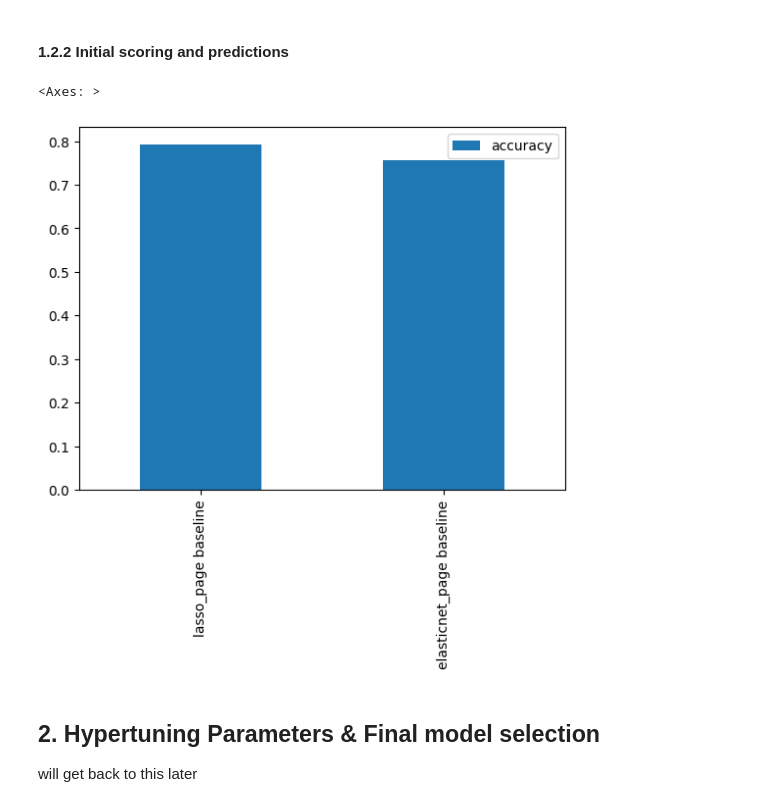
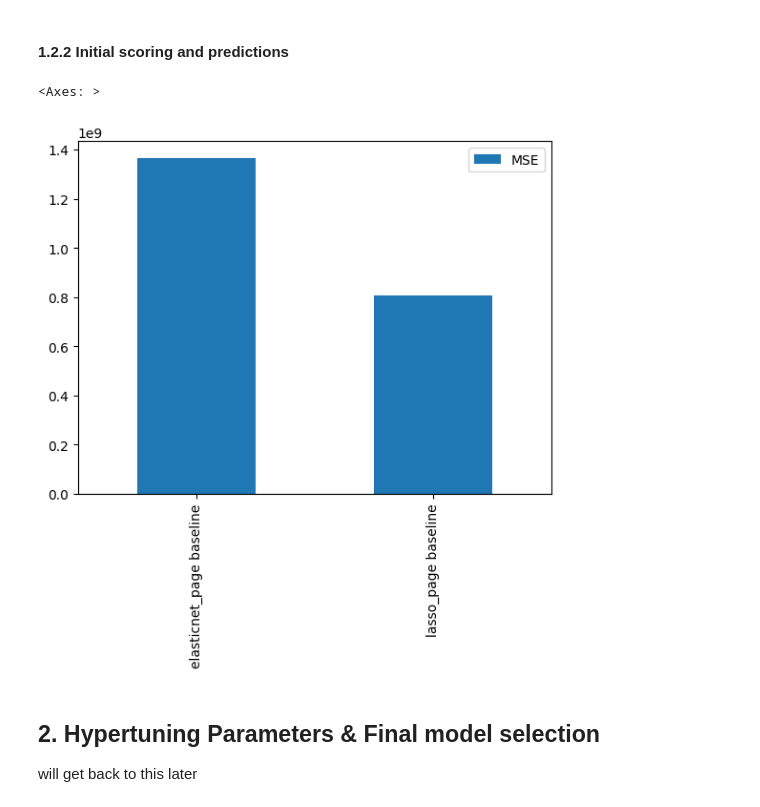
Before and after one commit to bcvilnrotter/kaggle-repos, a Jupyter notebook: house-prices-advanced-regression-techniques.ipynb, the cells around one changed output. Saved outputs shown, nothing was run; the diff lists cells and outputs as text; code cells hidden in the pictures.

```diff
--- a/house-prices-advanced-regression-techniques.ipynb
+++ b/house-prices-advanced-regression-techniques.ipynb
@@ -163,0 +145,5 @@ Let's skip feature engineering for now
+# %%
+column_exploder_list = ['RoofMatl','Electrical']
+for column in column_exploder_list:
+    homeprices_train = manual_encode_feature(homeprices_train,column)
+homeprices_train.columns
@@ -174,12 +219,28 @@ def make_pipeline(features,model_object):
         ('num',Pipeline([
             ('imputer',SimpleImputer(strategy='mean')),
             ('sclar',StandardScaler())
-        ]),features)
+        ]),features['numerical']),
+        ('cat',Pipeline([
+            ('imputer',SimpleImputer(strategy='most_frequent')),
+            ('onehot',OneHotEncoder(drop='first'))
+        ]),features['categorical']),
+        ('bool',Pipeline([
+            ('to_numeric',FunctionTransformer(lambda x: x.astype(float))),
+            ('imputer',SimpleImputer(strategy='most_frequent'))
+        ]),features['boolean'])
     ])
     return Pipeline(steps=[
         ('preprocessor',preprocessor),
         ('estimator',model_object)
     ])
+# %%
+# Compile the lists into another dictionary for pipeline ingestion later
+features = {}
+features.update({
+    'numerical':numerical_features,
+    'categorical':categorical_features,
+    'boolean':boolean_features
+})
 # %% [markdown]
 ### 1.2 Initial model building & Predictions <a class="anchor" id="chapter1_2" ></a>
 * Based on the data we were provided we can use the sklearn map to pick an initial estimator
@@ -216,26 +277,27 @@ from sklearn.metrics import accuracy_score,precision_score,recall_score,f1_score
 model_scores = {}
 # %%
 # First test set
-test_X_train = X_train[first_numerical_categories]
-test_X_val = X_val[first_numerical_categories]
+#test_X_train = X_train[first_numerical_categories]
+#test_X_val = X_val[first_numerical_categories]
 
 # Build the pipeline iteratively
 for page in abacuss:
-    pipeline = make_pipeline(first_numerical_categories,abacuss[page]['model'])
-    pipeline.fit(test_X_train,y_train)
-    preds = pipeline.predict(test_X_val)
+    pipeline = make_pipeline(features,abacuss[page]['model'])
+    pipeline.fit(X_train,y_train)
+    preds = pipeline.predict(X_val)
     model_scores.update({
         f'{page} baseline':{
-            'accuracy':pipeline.score(test_X_val,y_val),
+            'accuracy':pipeline.score(X_val,y_val),
+            'MSE':mean_squared_error(y_val,preds),
             'pipeline':pipeline
         }
     })
 # %%
-model_compare = pd.DataFrame(model_scores,index=['accuracy'])
-model_compare.T.sort_values('accuracy',ascending=False).plot.bar()
+model_compare = pd.DataFrame(model_scores,index=['MSE'])
+model_compare.T.sort_values('MSE',ascending=False).plot.bar()
 # %% [output]
 <Axes: >
-[figure, old version]
+[figure, new version]
 # %% [markdown]
 ## 2. Hypertuning Parameters & Final model selection <a class='anchor' id='chapter2'></a>
 will get back to this later
```
Also changed, not shown: parts of 16 cells of this notebook.
